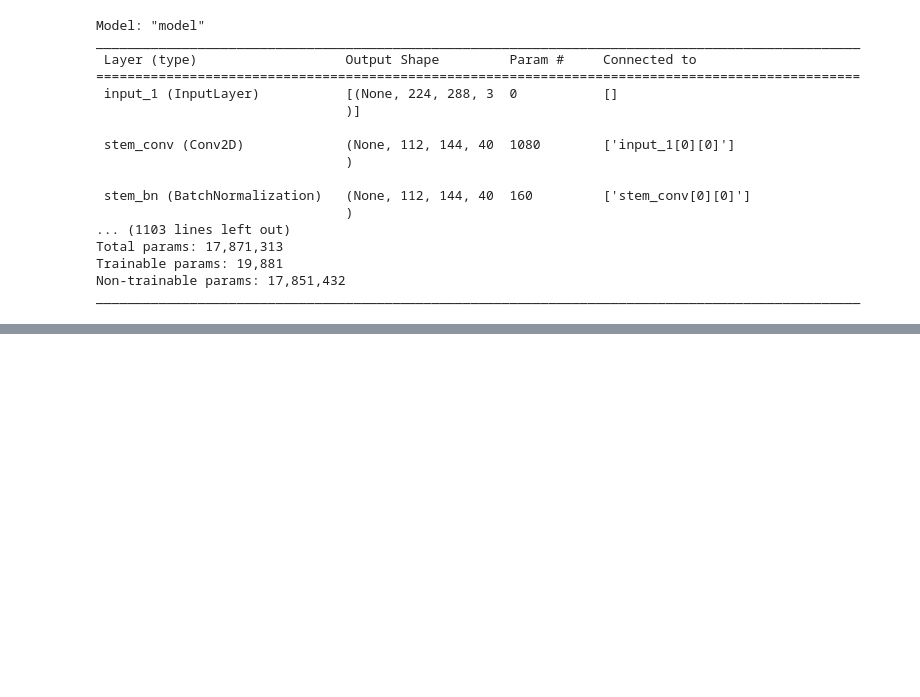
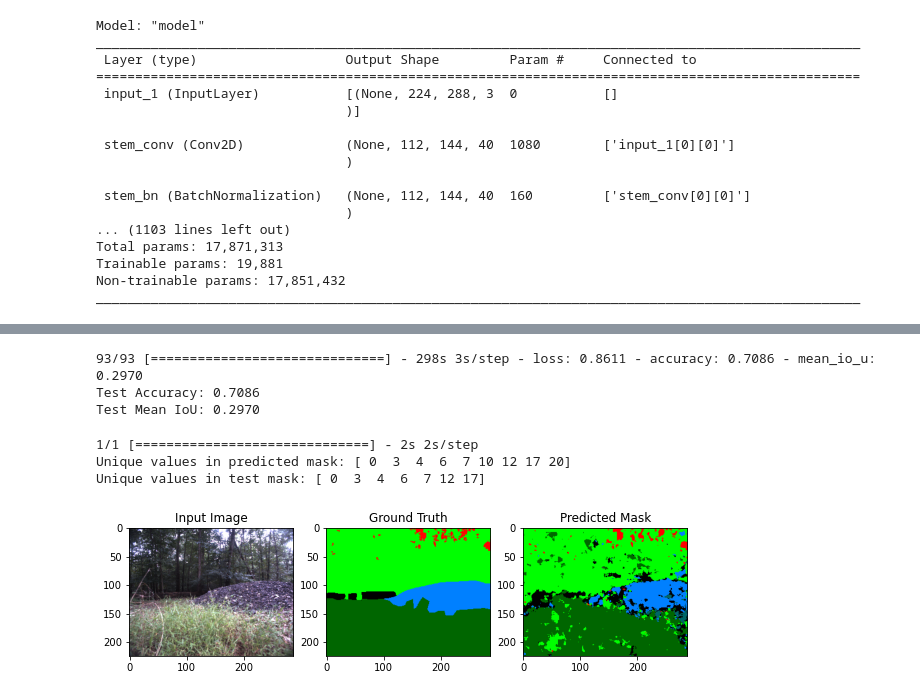
Before and after one commit to Terrain-Segmentation-Project/Terrain-Segmentation-Project, a Jupyter notebook: Unet_RUGD_12layers.ipynb, the cells around one changed output, grey strips where cells are left out. Cells and saved outputs as stored; diff of their text form; code cells hidden in the pictures; blank space fills up the shorter version.

```diff
--- a/Unet_RUGD_12layers.ipynb
+++ b/Unet_RUGD_12layers.ipynb
@@ -257,16 +275,45 @@ Epoch 1/50
 test_loss, test_acc, test_mean_iou = model.evaluate(test_dataset)
 print(f"Test Accuracy: {test_acc:.4f}")
 print(f"Test Mean IoU: {test_mean_iou:.4f}")
-
-# Test on a Sample Image
-for test_img, test_mask in test_dataset.take(1):  # Take first test batch
-    pred_mask = model.predict(test_img)
-    pred_mask = np.argmax(pred_mask, axis=-1)  # Convert from softmax to class labels
-    break  # Process only one batch
-
-# Display Results
-plt.figure(figsize=(15, 5))
-plt.subplot(1, 3, 1); plt.imshow(test_img[0]); plt.title("Input Image")
-plt.subplot(1, 3, 2); plt.imshow(test_mask[0], cmap="jet"); plt.title("Ground Truth")
-plt.subplot(1, 3, 3); plt.imshow(pred_mask[0], cmap="jet"); plt.title("Predicted Mask")
-plt.show()
+# %% [output]
+93/93 [==============================] - 298s 3s/step - loss: 0.8611 - accuracy: 0.7086 - mean_io_u: 0.2970
+Test Accuracy: 0.7086
+Test Mean IoU: 0.2970
+# %%
+# Test on a Sample Image
+for test_img, test_mask in test_dataset.take(1):  # Take first test batch
+    pred_mask = model.predict(test_img)
+    pred_mask = np.argmax(pred_mask, axis=-1)  # Convert from one-hot to class indices
+    print("Unique values in predicted mask:", np.unique(pred_mask))
+    print("Unique values in test mask:", np.unique(test_mask))
+    break  # Only process one batch
+
+# Convert to numpy array for easy indexing
+color_array = np.array([color_map[key] for key in sorted(color_map.keys())], dtype=np.uint8)
+
+# Function to apply color map to label mask
+def apply_color_map(label_mask):
+    """Convert label mask (H, W) to a color image (H, W, 3)."""
+    return color_array[label_mask]
+
+# Ensure predicted mask only contains valid labels
+valid_labels = np.array(list(color_map.keys()))
+pred_mask = np.where(np.isin(pred_mask, valid_labels), pred_mask, 0)  # Map invalid classes to 0 (void)
+
+# Convert grayscale mask to color
+test_mask_color = apply_color_map(test_mask)
+pred_mask_color = apply_color_map(pred_mask)
+
+n=5
+
+# Display Results
+plt.figure(figsize=(10, 5))
+plt.subplot(1, 3, 1); plt.imshow(test_img[n]); plt.title("Input Image")
+plt.subplot(1, 3, 2); plt.imshow(test_mask_color[n]); plt.title("Ground Truth")
+plt.subplot(1, 3, 3); plt.imshow(pred_mask_color[n]); plt.title("Predicted Mask")
+plt.show()
+# %% [output]
+1/1 [==============================] - 2s 2s/step
+Unique values in predicted mask: [ 0  3  4  6  7 10 12 17 20]
+Unique values in test mask: [ 0  3  4  6  7 12 17]
+[figure, added]
```
Also changed, not shown: parts of 2 cells of this notebook.
